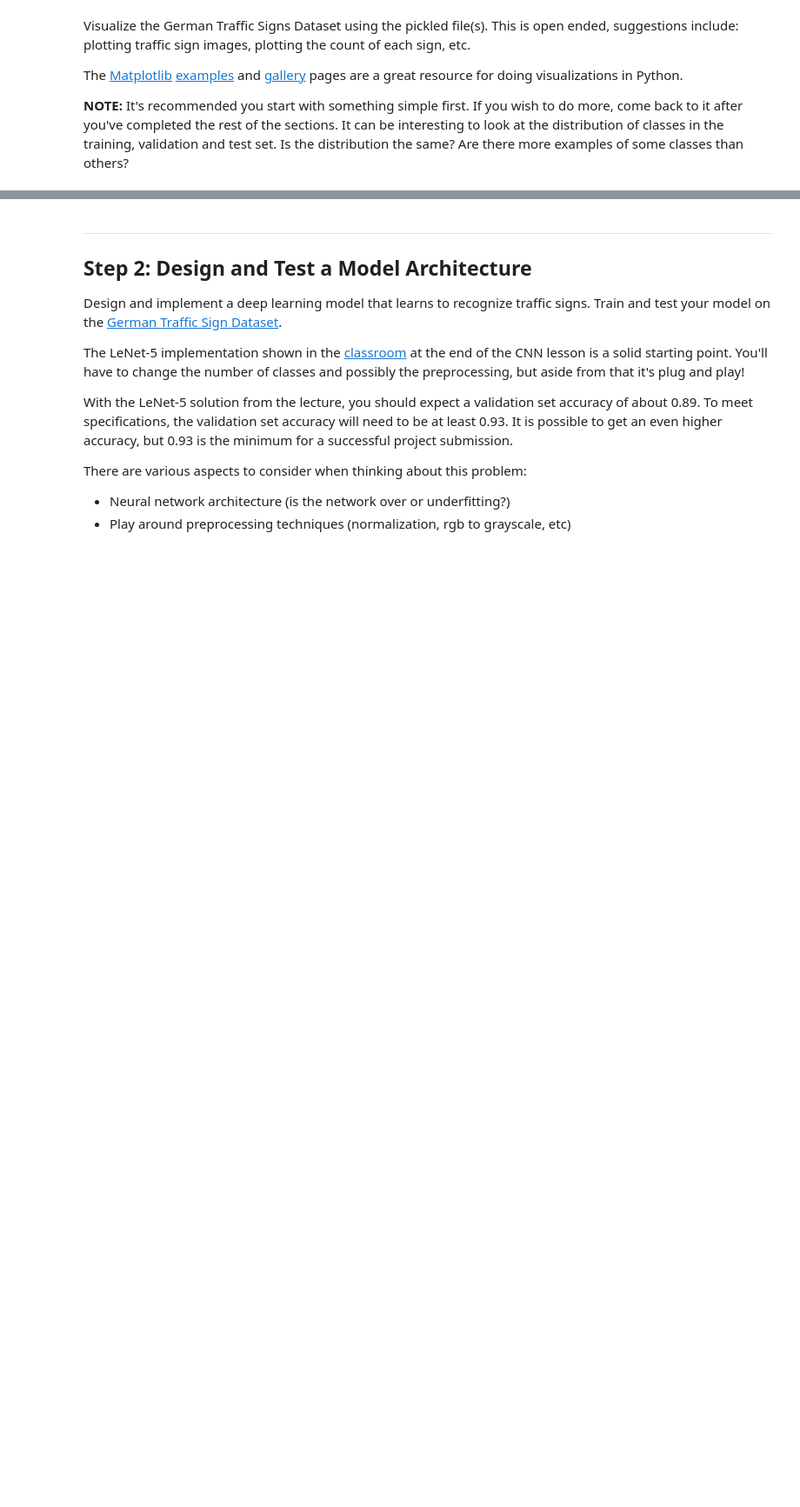
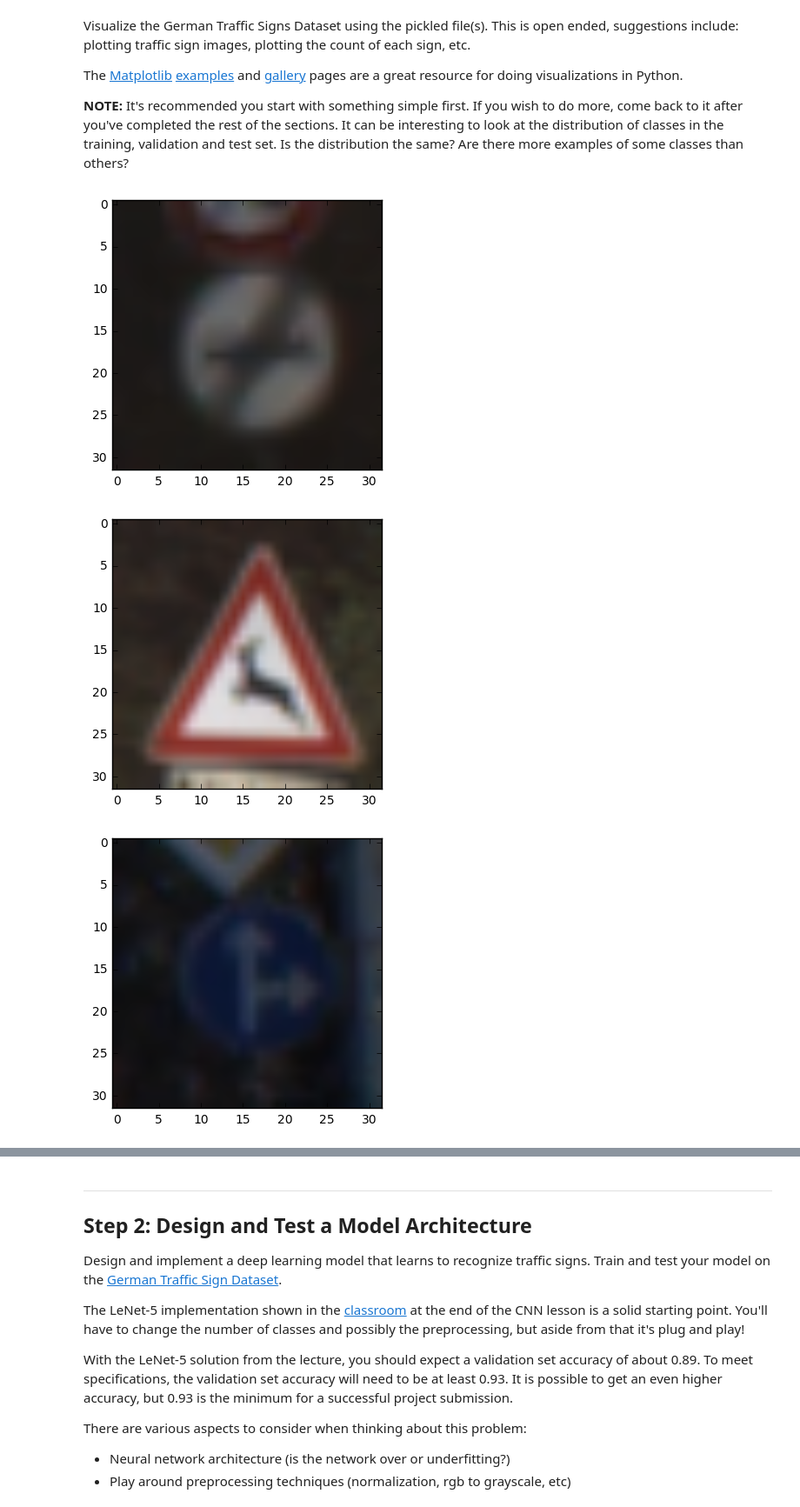
Before and after one commit to samuelbalogh/P2-traffic-sign-classifier, a Jupyter notebook: Traffic_Sign_Classifier.ipynb, the cells around one changed output, grey strips where cells are left out. Shown at 87% size. Saved outputs shown, nothing was run; the diff lists cells and outputs as text; code cells hidden in the pictures; blank space fills up the shorter version.

```diff
--- a/Traffic_Sign_Classifier.ipynb
+++ b/Traffic_Sign_Classifier.ipynb
@@ -23,11 +23,10 @@ The [rubric](https://review.udacity.com/#!/rubrics/481/view) contains "Stand Out
 # Load pickled data
 import pickle
 
-# TODO: Fill this in based on where you saved the training and testing data
+training_file = "./traffic-sign-data/train.p"
+testing_file = "./traffic-sign-data/test.p"
+validation_file = "./traffic-sign-data/valid.p"
 
-training_file = ?
-validation_file=?
-testing_file = ?
 
 with open(training_file, mode='rb') as f:
     train = pickle.load(f)
@@ -88,6 +92,17 @@ The [Matplotlib](http://matplotlib.org/) [examples](http://matplotlib.org/exampl
 # %%
 ### Data exploration visualization code goes here.
 ### Feel free to use as many code cells as needed.
 import matplotlib.pyplot as plt
 # Visualizations will be shown in the notebook.
+
+for image in range(0, len(X_train), 500)[:4]:
+    plt.imshow(X_train[image])
+    plt.show()
+
+
+
 %matplotlib inline
+# %% [output]
+[figure, added]
+[figure, added]
+[figure, added]
```
Also changed, not shown: parts of 13 cells of this notebook, 4 other files.
